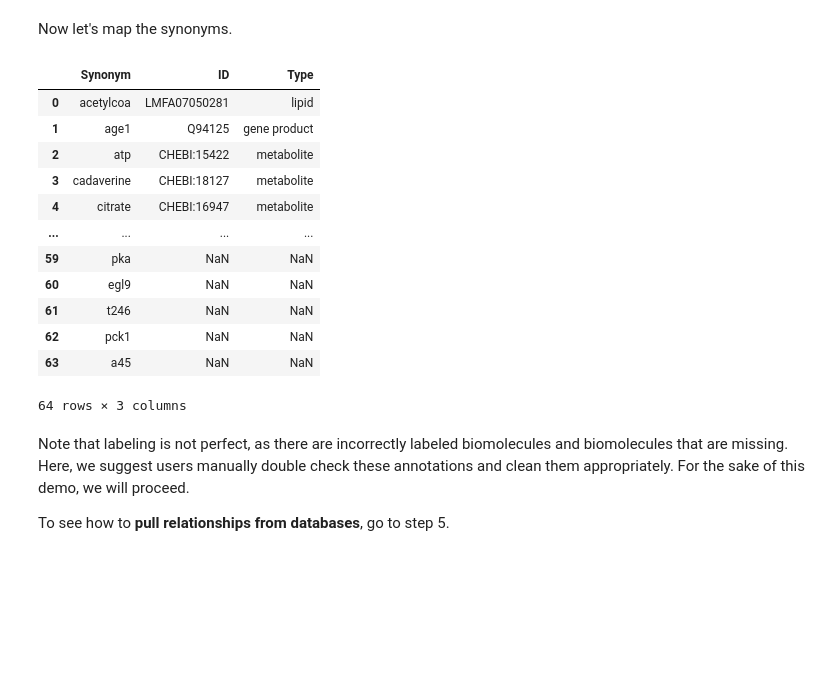
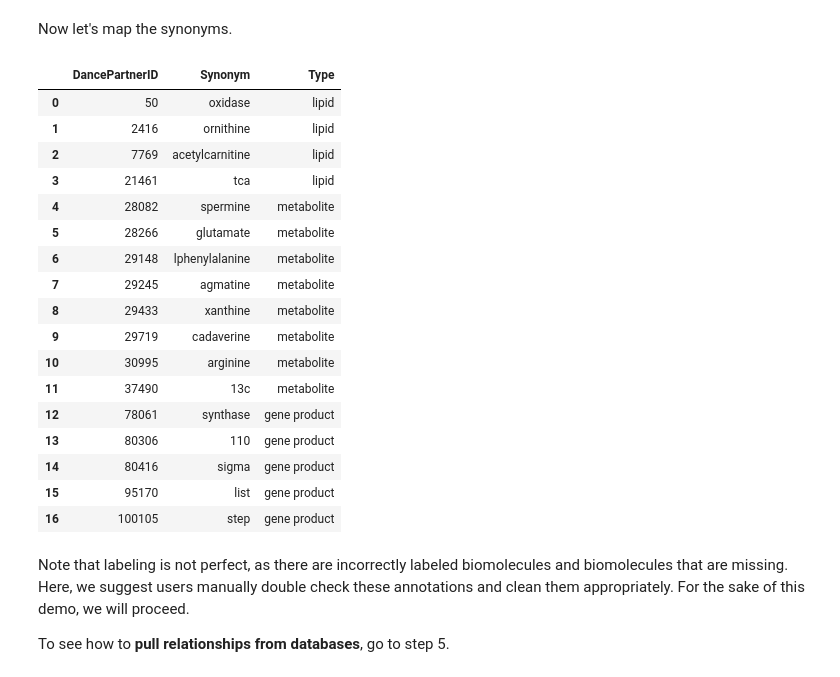
Before and after one commit to PNNL-Predictive-Phenomics/DancePartner, a Jupyter notebook: vignettes/how_to_use_DancePartner.ipynb, the cells around one changed output. Cells and saved outputs as stored; diff of their text form; code cells hidden in the pictures; blank space fills up the shorter version.

```diff
--- a/vignettes/how_to_use_DancePartner.ipynb
+++ b/vignettes/how_to_use_DancePartner.ipynb
@@ -226,27 +239,31 @@ Now let's map the synonyms.
 # %%
 dance.map_synonyms(
     term_list = all_found_terms,
-    omes_folder = "../omes",
-    proteome_filename = "UP000001940_proteome.txt",
-    add_missing = True,
+    synonym_table = synonym_table,
     output_directory = output_directory
 )
 synonyms = pd.read_csv(os.path.join(output_directory, "synonym_table.txt"), sep = "\t")
+synonyms = synonyms.drop_duplicates().reset_index(drop = True)
 synonyms
 # %% [output]
-|  | Synonym | ID | Type |
-| 0 | acetylcoa | LMFA07050281 | lipid |
-| 1 | age1 | Q94125 | gene product |
-| 2 | atp | CHEBI:15422 | metabolite |
-| 3 | cadaverine | CHEBI:18127 | metabolite |
-| 4 | citrate | CHEBI:16947 | metabolite |
-| ... | ... | ... | ... |
-| 59 | pka | NaN | NaN |
-| 60 | egl9 | NaN | NaN |
-| 61 | t246 | NaN | NaN |
-| 62 | pck1 | NaN | NaN |
-| 63 | a45 | NaN | NaN |
+|  | DancePartnerID | Synonym | Type |
+| 0 | 50 | oxidase | lipid |
+| 1 | 2416 | ornithine | lipid |
+| 2 | 7769 | acetylcarnitine | lipid |
+| 3 | 21461 | tca | lipid |
+| 4 | 28082 | spermine | metabolite |
+| 5 | 28266 | glutamate | metabolite |
+| 6 | 29148 | lphenylalanine | metabolite |
+| 7 | 29245 | agmatine | metabolite |
+| 8 | 29433 | xanthine | metabolite |
+| 9 | 29719 | cadaverine | metabolite |
+| 10 | 30995 | arginine | metabolite |
+| 11 | 37490 | 13c | metabolite |
+| 12 | 78061 | synthase | gene product |
+| 13 | 80306 | 110 | gene product |
+| 14 | 80416 | sigma | gene product |
+| 15 | 95170 | list | gene product |
+| 16 | 100105 | step | gene product |
-64 rows × 3 columns
 # %% [markdown]
 Note that labeling is not perfect, as there are incorrectly labeled biomolecules and biomolecules that are missing. Here, we suggest users manually double check these annotations and clean them appropriately. For the sake of this demo, we will proceed.
 
```
Also changed, not shown: parts of 12 cells of this notebook, 12 other files.
